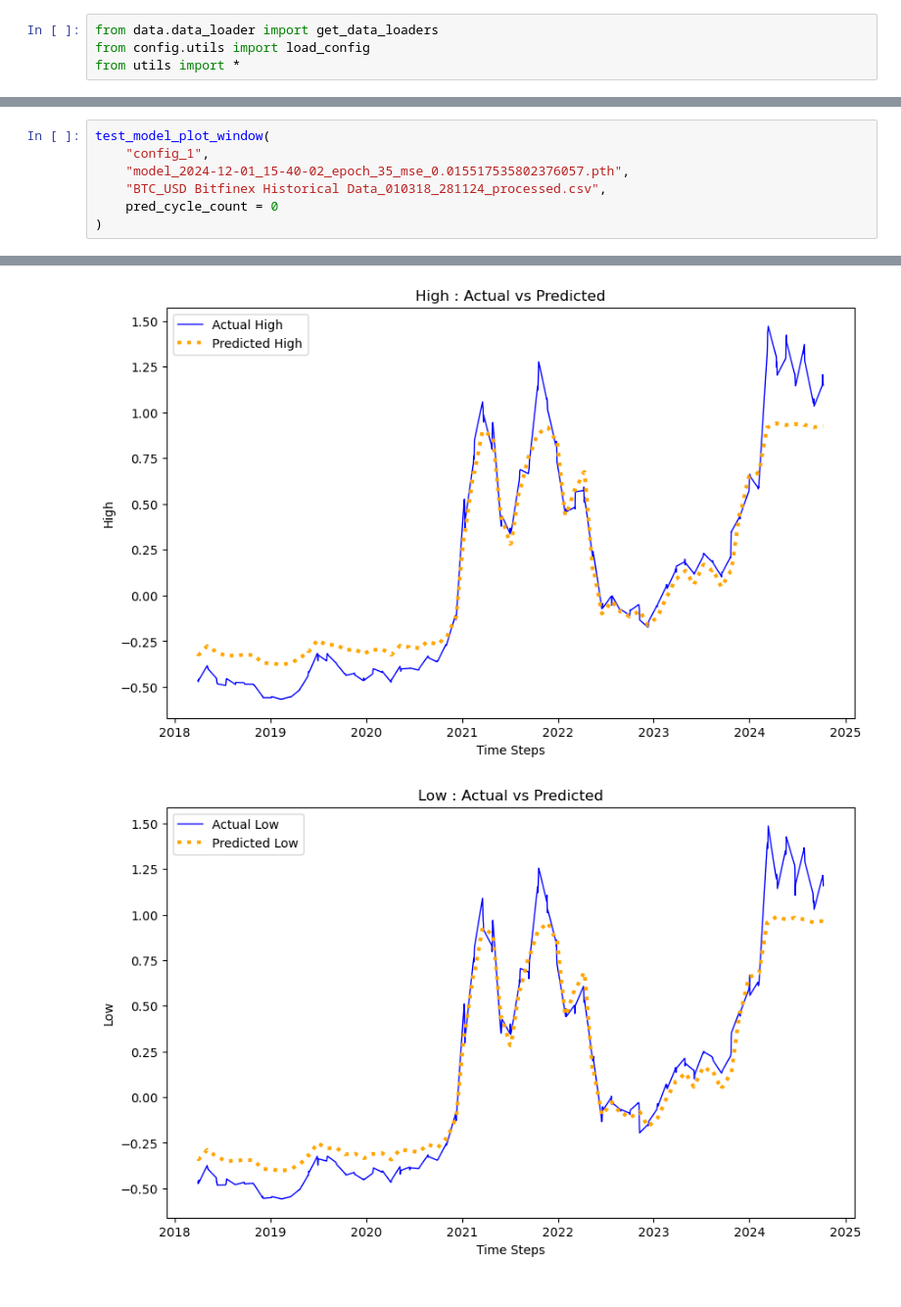
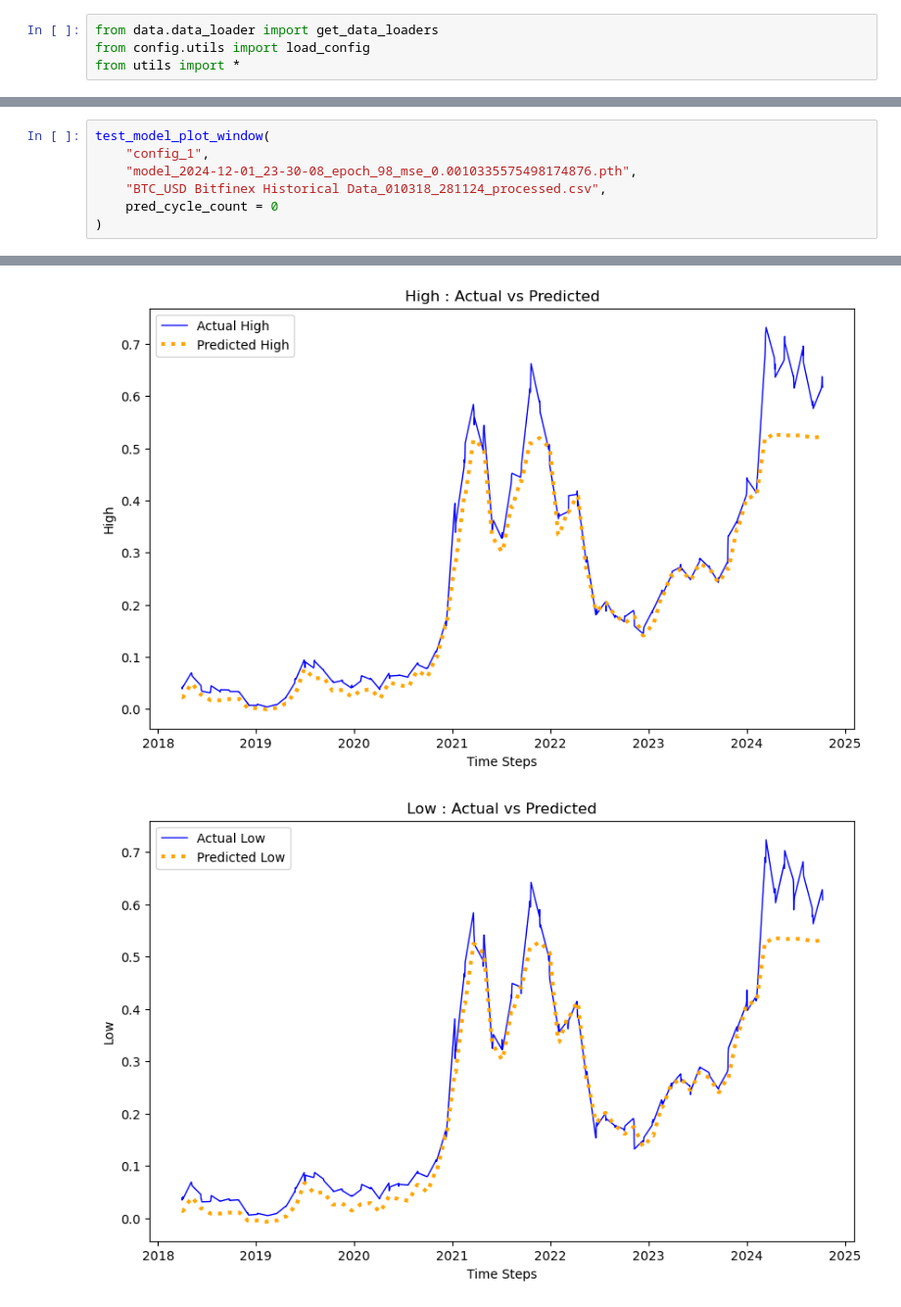
Before and after one commit to Ahmedh12/OHLC-Prices-Predictor, a Jupyter notebook: notebooks/model_verification.ipynb, the cells around one changed output, grey strips where cells are left out. Shown at 98% size. Cells and saved outputs as stored; diff of their text form.

```diff
--- a/notebooks/model_verification.ipynb
+++ b/notebooks/model_verification.ipynb
@@ -36,7 +70,7 @@ Model loaded successfully.
 # %%
 test_model_plot_window(
     "config_1",
-    "model_2024-12-01_15-40-02_epoch_35_mse_0.015517535802376057.pth",
+    "model_2024-12-01_23-30-08_epoch_98_mse_0.0010335575498174876.pth",
     "BTC_USD Bitfinex Historical Data_010318_281124_processed.csv",
     pred_cycle_count = 0
 )
@@ -50,2 +81,2 @@ Model loaded successfully.
-[figure, old version]
+[figure, new version]
-[figure, old version]
+[figure, new version]
```
Also changed, not shown: parts of 5 cells of this notebook, 5 other files.
